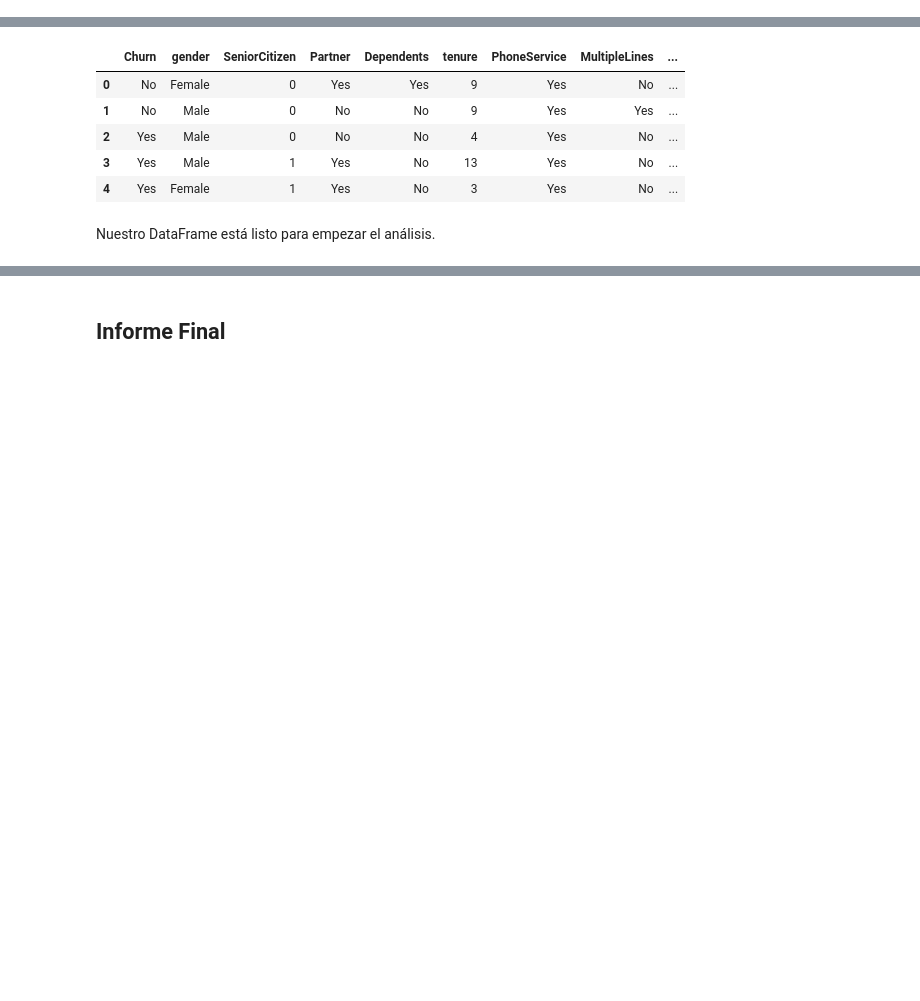
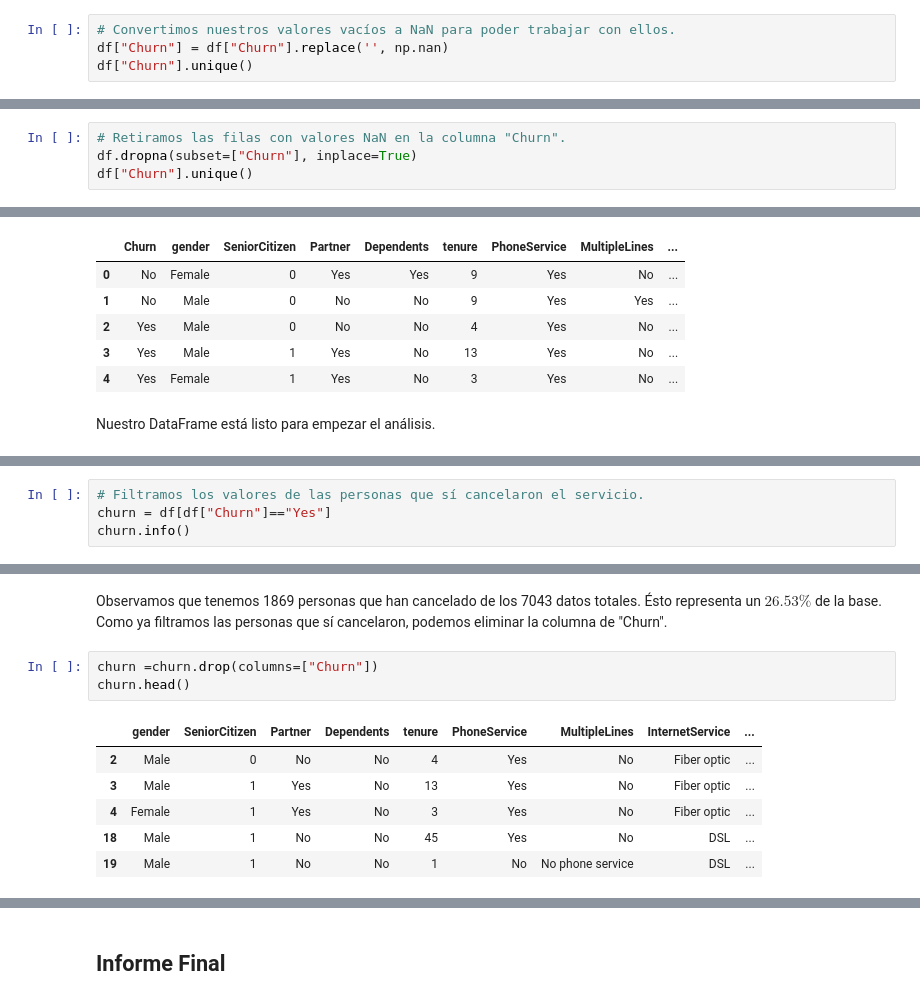
Before and after one commit to OscarLara/ChallengeTelecomX, a Jupyter notebook: ChallengeTelecomX.ipynb, the cells around one changed output, grey strips where cells are left out. Drawn from its saved outputs; the diff is of its cells as text; blank space fills up the shorter version.

Commit message:
Correcciones en la limpieza de los datos

```diff
--- a/ChallengeTelecomX.ipynb
+++ b/ChallengeTelecomX.ipynb
@@ -230,0 +284,4 @@ Aquí corroboramos que ninguna columna tiene datos nulos. Ahora verficaremos los
+# %%
+# Convertimos nuestros valores vacíos a NaN para poder trabajar con ellos.
+df["Churn"] = df["Churn"].replace('', np.nan)
+df["Churn"].unique()
@@ -230,0 +290,4 @@ Aquí corroboramos que ninguna columna tiene datos nulos. Ahora verficaremos los
+# %%
+# Retiramos las filas con valores NaN en la columna "Churn".
+df.dropna(subset=["Churn"], inplace=True)
+df["Churn"].unique()
@@ -287,0 +389,4 @@ Nuestro DataFrame está listo para empezar el análisis.
+# %%
+# Filtramos los valores de las personas que sí cancelaron el servicio.
+churn = df[df["Churn"]=="Yes"]
+churn.info()
@@ -287,0 +411,13 @@ Nuestro DataFrame está listo para empezar el análisis.
+# %% [markdown]
+Observamos que tenemos 1869 personas que han cancelado de los 7043 datos totales. Ésto representa un $26.53\%$ de la base.<br>
+Como ya filtramos las personas que sí cancelaron, podemos eliminar la columna de "Churn".
+# %%
+churn =churn.drop(columns=["Churn"])
+churn.head()
+# %% [output]
+|  | gender | SeniorCitizen | Partner | Dependents | tenure | PhoneService | MultipleLines | InternetService | ... |
+| 2 | Male | 0 | No | No | 4 | Yes | No | Fiber optic | ... |
+| 3 | Male | 1 | Yes | No | 13 | Yes | No | Fiber optic | ... |
+| 4 | Female | 1 | Yes | No | 3 | Yes | No | Fiber optic | ... |
+| 18 | Male | 1 | No | No | 45 | Yes | No | DSL | ... |
+| 19 | Male | 1 | No | No | 1 | No | No phone service | DSL | ... |
```
Also changed, not shown: parts of 24 cells of this notebook.
